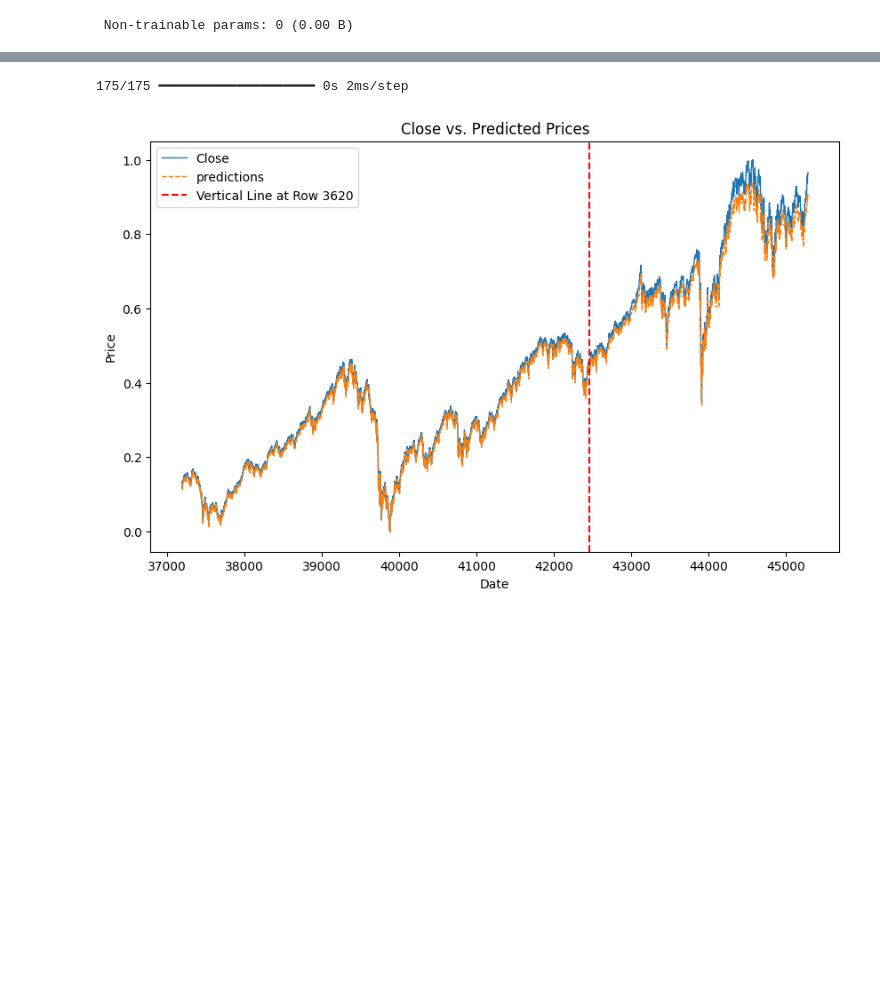
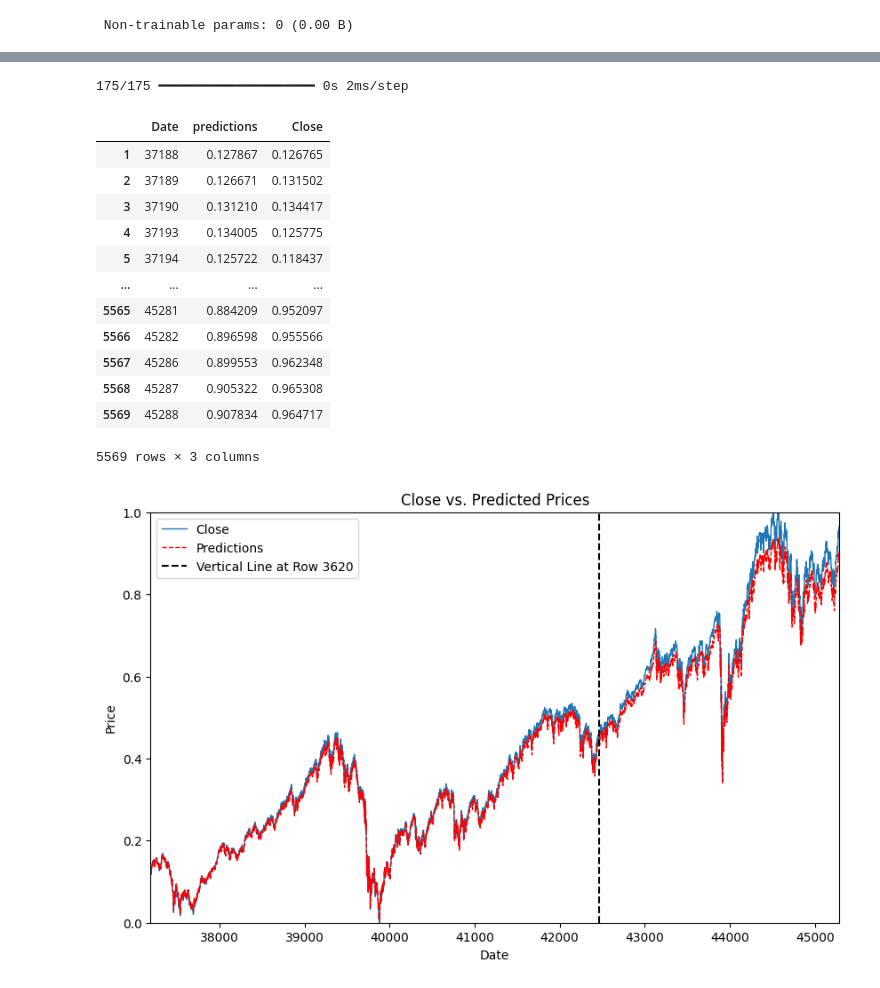
Before and after one commit to EdinZiga/MarketForecastingNN, a Jupyter notebook: Production.ipynb, the cells around one changed output, grey strips where cells are left out. Saved outputs shown, nothing was run; the diff lists cells and outputs as text; code cells hidden in the pictures; blank space fills up the shorter version.

```diff
--- a/Production.ipynb
+++ b/Production.ipynb
@@ -185,27 +181,52 @@ df_predicted = price_target_df[1:][['Date']]
 df_predicted['predictions'] = predicted
 df_predicted['Close'] = input_scaled[1:]
 df_predicted
-
-
-# Assuming your DataFrame is named df
-# Replace 'Date', 'Close', and 'Predicted' with your actual column names
-plt.figure(figsize=(10, 6))
-plt.plot(df_predicted['Date'], df_predicted['Close'], label='Close', linewidth=1)
-plt.plot(df_predicted['Date'], df_predicted['predictions'], label='predictions', linestyle='dashed', linewidth=1)
-
-# Add a vertical line at row 1798
-plt.axvline(x=df['Date'].iloc[3620], color='red', linestyle='--', label='Vertical Line at Row 3620')
-
-# Customize the plot
-plt.title('Close vs. Predicted Prices')
-plt.xlabel('Date')
-plt.ylabel('Price')
-plt.legend()
-plt.grid(False)
-plt.xticks(rotation=0)
-
-# Show the plot
-plt.show()
 # %% [output]
 175/175 ━━━━━━━━━━━━━━━━━━━━ 0s 2ms/step
-[figure, removed]
+|  | Date | predictions | Close |
+| 1 | 37188 | 0.127867 | 0.126765 |
+| 2 | 37189 | 0.126671 | 0.131502 |
+| 3 | 37190 | 0.131210 | 0.134417 |
+| 4 | 37193 | 0.134005 | 0.125775 |
+| 5 | 37194 | 0.125722 | 0.118437 |
+| ... | ... | ... | ... |
+| 5565 | 45281 | 0.884209 | 0.952097 |
+| 5566 | 45282 | 0.896598 | 0.955566 |
+| 5567 | 45286 | 0.899553 | 0.962348 |
+| 5568 | 45287 | 0.905322 | 0.965308 |
+| 5569 | 45288 | 0.907834 | 0.964717 |
+5569 rows × 3 columns
+# %%
+#Plotting
+x_min = df_predicted['Date'].iloc[0]  # Replace with your desired minimum x-axis value
+x_max = df_predicted['Date'].iloc[-1]  # Replace with your desired maximum x-axis value
+y_min = min(df_predicted['Close'].min(), df_predicted['predictions'].min())  # Replace with your desired minimum y-axis value
+y_max = max(df_predicted['Close'].max(), df_predicted['predictions'].max())  # Replace with your desired maximum y-axis value
+
+
+# Assuming your DataFrame is named df
+# Replace 'Date', 'Close', and 'Predicted' with your actual column names
+plt.figure(figsize=(10, 6))
+plt.plot(df_predicted['Date'], df_predicted['Close'], label='Close', linewidth=1)
+plt.plot(df_predicted['Date'], df_predicted['predictions'], label='Predictions', linestyle='dashed', color='red', linewidth=1)
+
+# Add a vertical line at row 1798
+plt.axvline(x=df['Date'].iloc[3620], color='black', linestyle='--', label='Vertical Line at Row 3620')
+
+# Customize the plot
+plt.title('Close vs. Predicted Prices')
+plt.xlabel('Date')
+plt.ylabel('Price')
+plt.legend()
+
+# Set x-axis and y-axis value ranges
+plt.xlim(x_min, x_max)
+plt.ylim(y_min, y_max)
+
+plt.grid(False)
+plt.xticks(rotation=0)
+
+# Show the plot
+plt.show()
+# %% [output]
+[figure, added]
```
Also changed, not shown: parts of 2 cells of this notebook.
